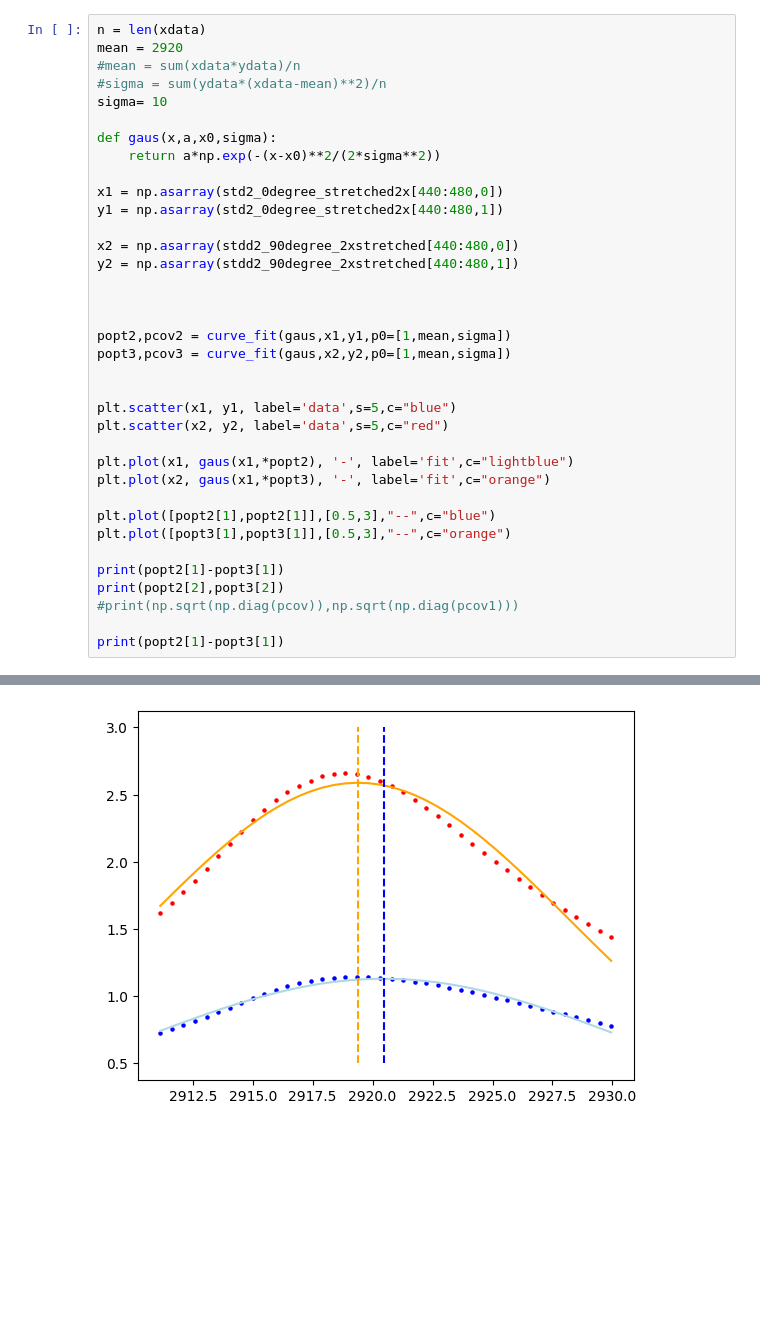
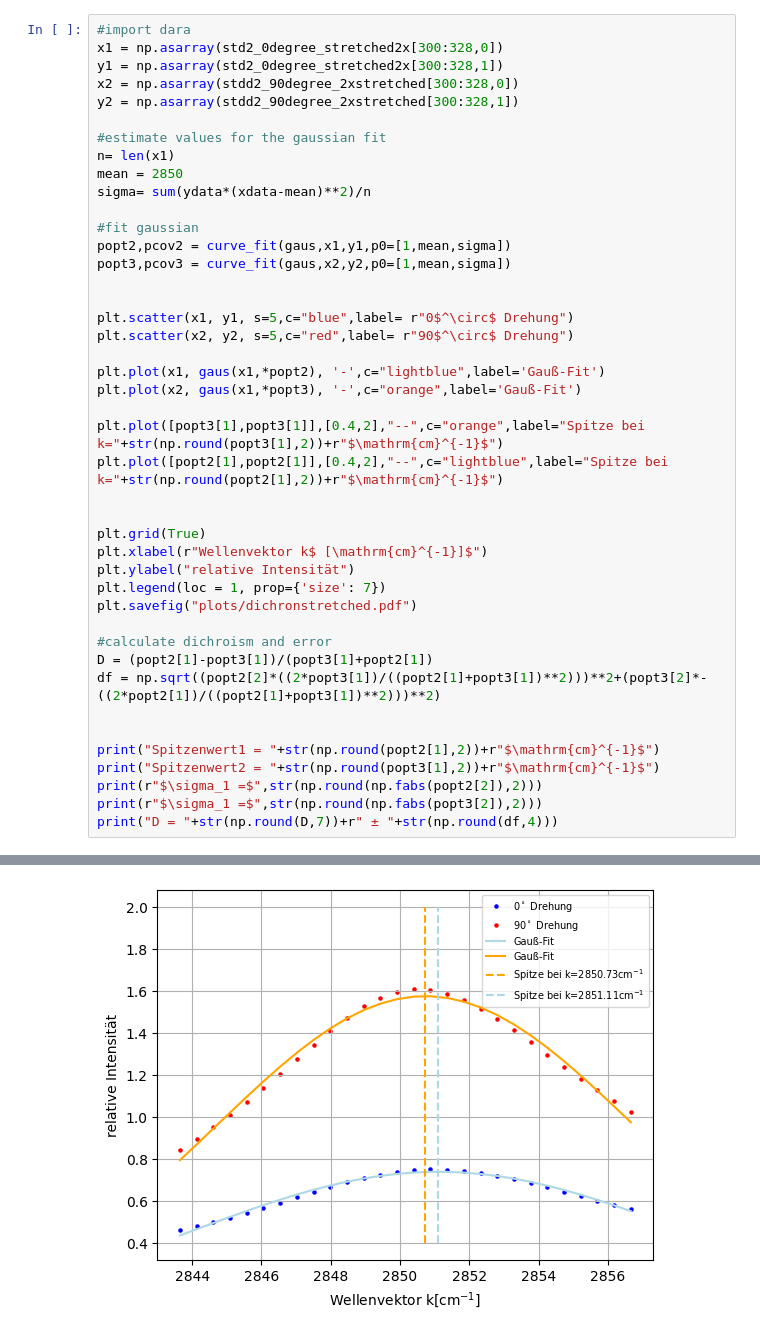
Before and after one commit to iLoveeMilkaa/M1-Lab, a Jupyter notebook: Aufgabe 2.ipynb, the cells around one changed output, grey strips where cells are left out. Drawn from its saved outputs; the diff is of its cells as text; blank space fills up the shorter version.

```diff
--- a/Aufgabe 2.ipynb
+++ b/Aufgabe 2.ipynb
@@ -113,37 +83,44 @@ plt.savefig("gaussianfit.pdf")
 # %%
-n = len(xdata)
-mean = 2920
-#mean = sum(xdata*ydata)/n
-#sigma = sum(ydata*(xdata-mean)**2)/n
-sigma= 10
+#import dara
+x1 = np.asarray(std2_0degree_stretched2x[300:328,0])
+y1 = np.asarray(std2_0degree_stretched2x[300:328,1])
+x2 = np.asarray(stdd2_90degree_2xstretched[300:328,0])
+y2 = np.asarray(stdd2_90degree_2xstretched[300:328,1])
 
-def gaus(x,a,x0,sigma):
-    return a*np.exp(-(x-x0)**2/(2*sigma**2))
+#estimate values for the gaussian fit
+n= len(x1)
+mean = 2850
+sigma= sum(ydata*(xdata-mean)**2)/n
 
-x1 = np.asarray(std2_0degree_stretched2x[440:480,0])
-y1 = np.asarray(std2_0degree_stretched2x[440:480,1])
-
-x2 = np.asarray(stdd2_90degree_2xstretched[440:480,0])
-y2 = np.asarray(stdd2_90degree_2xstretched[440:480,1])
-
-
-
+#fit gaussian
 popt2,pcov2 = curve_fit(gaus,x1,y1,p0=[1,mean,sigma])
 popt3,pcov3 = curve_fit(gaus,x2,y2,p0=[1,mean,sigma])
 
 
-plt.scatter(x1, y1, label='data',s=5,c="blue")
-plt.scatter(x2, y2, label='data',s=5,c="red")
+plt.scatter(x1, y1, s=5,c="blue",label= r"0$^\circ$ Drehung")
+plt.scatter(x2, y2, s=5,c="red",label= r"90$^\circ$ Drehung")
 
-plt.plot(x1, gaus(x1,*popt2), '-', label='fit',c="lightblue")
-plt.plot(x2, gaus(x1,*popt3), '-', label='fit',c="orange")
+plt.plot(x1, gaus(x1,*popt2), '-',c="lightblue",label='Gauß-Fit')
+plt.plot(x2, gaus(x1,*popt3), '-',c="orange",label='Gauß-Fit')
 
-plt.plot([popt2[1],popt2[1]],[0.5,3],"--",c="blue")
-plt.plot([popt3[1],popt3[1]],[0.5,3],"--",c="orange")
+plt.plot([popt3[1],popt3[1]],[0.4,2],"--",c="orange",label="Spitze bei k="+str(np.round(popt3[1],2))+r"$\mathrm{cm}^{-1}$")
+plt.plot([popt2[1],popt2[1]],[0.4,2],"--",c="lightblue",label="Spitze bei k="+str(np.round(popt2[1],2))+r"$\mathrm{cm}^{-1}$")
 
-print(popt2[1]-popt3[1])
-print(popt2[2],popt3[2])
-#print(np.sqrt(np.diag(pcov)),np.sqrt(np.diag(pcov1)))
 
-print(popt2[1]-popt3[1])
+plt.grid(True)
+plt.xlabel(r"Wellenvektor k$ [\mathrm{cm}^{-1}]$")
+plt.ylabel("relative Intensität")
+plt.legend(loc = 1, prop={'size': 7})
+plt.savefig("plots/dichronstretched.pdf")
+
+#calculate dichroism and error
+D = (popt2[1]-popt3[1])/(popt3[1]+popt2[1])
+df = np.sqrt((popt2[2]*((2*popt3[1])/((popt2[1]+popt3[1])**2)))**2+(popt3[2]*-((2*popt2[1])/((popt2[1]+popt3[1])**2)))**2)
+
+
+print("Spitzenwert1 = "+str(np.round(popt2[1],2))+r"$\mathrm{cm}^{-1}$")
+print("Spitzenwert2 = "+str(np.round(popt3[1],2))+r"$\mathrm{cm}^{-1}$")
+print(r"$\sigma_1 =$",str(np.round(np.fabs(popt2[2]),2)))
+print(r"$\sigma_1 =$",str(np.round(np.fabs(popt3[2]),2)))
+print("D = "+str(np.round(D,7))+r" ± "+str(np.round(df,4)))
 # %% [output]
@@ -153 +132 @@ print(popt2[1]-popt3[1])
-[figure, old version]
+[figure, new version]
```
Also changed, not shown: parts of 13 cells of this notebook, 5 other files.
